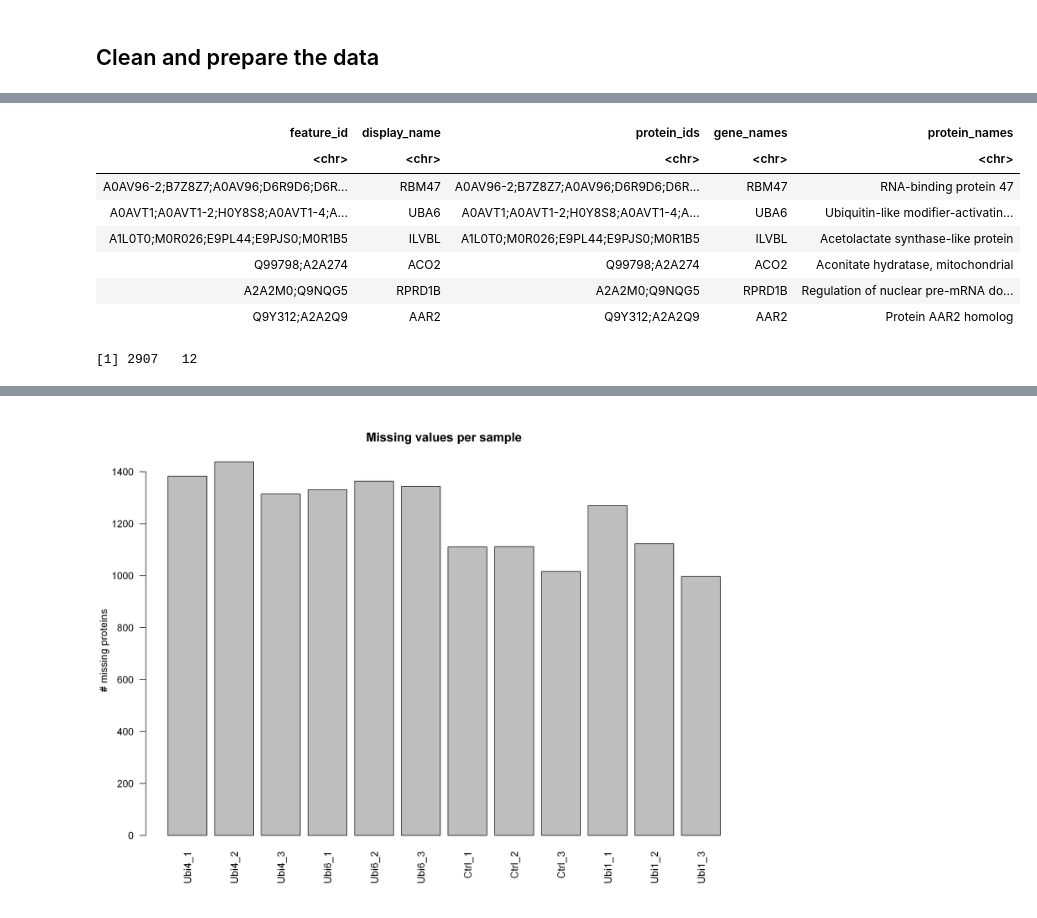
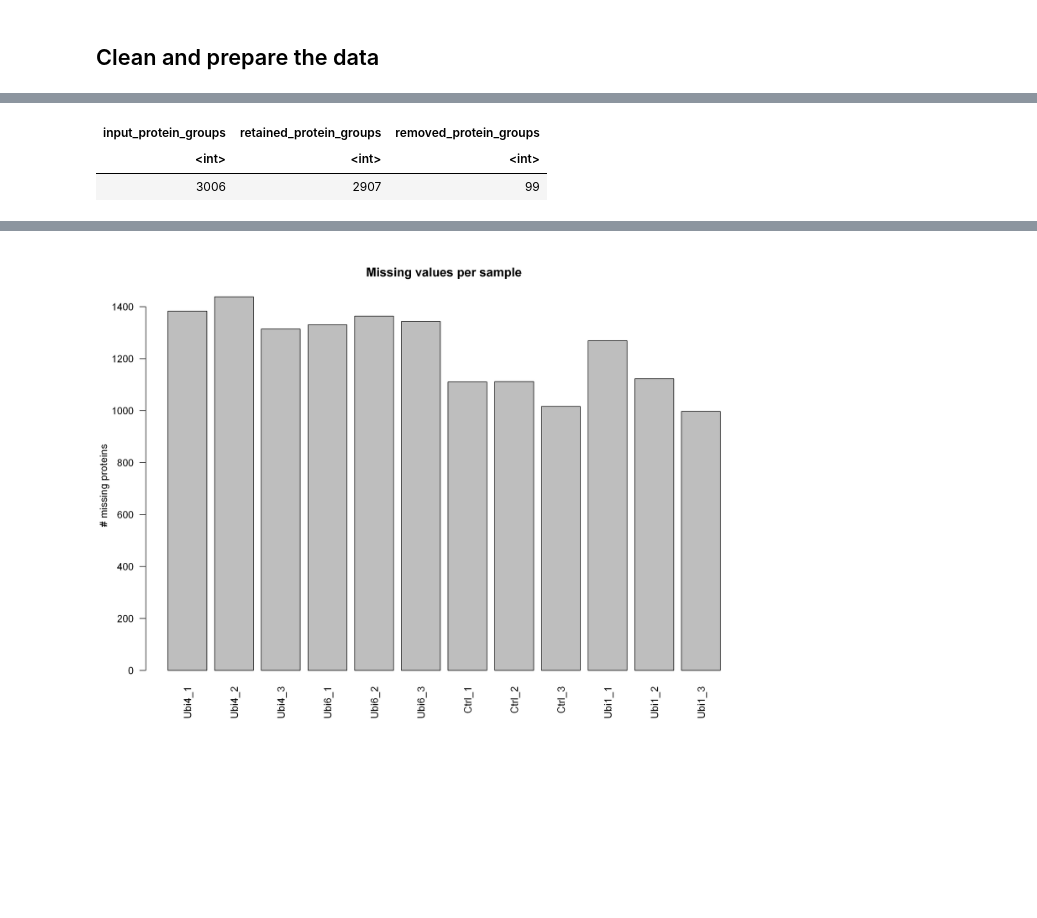
Before and after one commit to meshik/bioinformatics-code-hub, a Jupyter notebook: proteomics/differential_abundance/r.ipynb, the cells around one changed output, grey strips where cells are left out. Drawn from its saved outputs; the diff is of its cells as text; code cells hidden in the pictures; blank space fills up the shorter version.

```diff
--- a/proteomics/differential_abundance/r.ipynb
+++ b/proteomics/differential_abundance/r.ipynb
@@ -31,11 +31,11 @@ The downloader materializes two files:
  - proteinGroups.tsv: a MaxQuant-style table containing protein metadata + LFQ intensity columns.
  - experimental_design.csv: a minimal sample sheet mapping each LFQ column label -> condition/replicate.
 # %%
-protein_groups <- readr::read_tsv(file.path(ds_dir, "proteinGroups.tsv"), show_col_types = FALSE)
+protein_groups_raw <- readr::read_tsv(file.path(ds_dir, "proteinGroups.tsv"), show_col_types = FALSE)
 samples <- readr::read_csv(file.path(ds_dir, "experimental_design.csv"), show_col_types = FALSE)
 
 # observe the data
-protein_groups %>% dplyr::glimpse()
+protein_groups_raw %>% dplyr::glimpse()
 samples
 # %% [output]
 Rows: 3,006
@@ -74,68 +74,24 @@ A spec_tbl_df: 12 × 3
 ## Clean and prepare the data
 # %%
 ## MaxQuant tables typically include flags for filtering out certain protein groups:
-# - Reverse == "+" : decoy hits used for FDR control
-# - Potential.contaminant == "+" : common contaminants (keratins, trypsin, etc.)
+# - Reverse == "+" : decoy hits used for identification FDR control
+# - Potential.contaminant == "+" : common contaminants (such as keratins and trypsin)
 # - Only.identified.by.site == "+" : protein group inferred only from modified peptides
 
-protein_groups <- protein_groups %>%
-  filter(
+protein_groups <- protein_groups_raw %>%
+  dplyr::filter(
     is.na(Reverse) | Reverse != "+",
     is.na(Potential.contaminant) | Potential.contaminant != "+",
     is.na(Only.identified.by.site) | Only.identified.by.site != "+"
   )
 
-## Prepare protein-group identifiers and display labels
-# Gene.names is used only as a readable label for plots and result tables.
-# When several gene names are present, we use the first one for display.
 
-feature_id <- protein_groups[["Protein.IDs"]]
-
-display_name <- sub(";.*$", "", protein_groups[["Gene.names"]])
-
-missing_display_name <- is.na(display_name) | display_name == ""
-display_name[missing_display_name] <- sub(
-  ";.*$",
-  "",
-  feature_id[missing_display_name]
+# Show the effect of the transformation.
+cleaning_summary <- tibble::tibble(
+  input_protein_groups = nrow(protein_groups_raw),
+  retained_protein_groups = nrow(protein_groups),
+  removed_protein_groups = nrow(protein_groups_raw) - nrow(protein_groups)
 )
 
-protein_annotation <- tibble::tibble(
-  feature_id = feature_id,
-  display_name = display_name,
-  protein_ids = protein_groups[["Protein.IDs"]],
-  gene_names = protein_groups[["Gene.names"]],
-  protein_names = protein_groups[["Protein.names"]]
-)
-
-head(protein_annotation)
-
-## Extract the LFQ intensity columns into a numeric matrix
-
-lfq_cols <- grep(
-  "^LFQ\\.intensity\\.",
-  colnames(protein_groups),
-  value = TRUE
-)
-
-lfq_mat <- as.matrix(protein_groups[, lfq_cols])
-storage.mode(lfq_mat) <- "numeric"
-
-colnames(lfq_mat) <- sub(
-  "^LFQ\\.intensity\\.",
-  "",
-  colnames(lfq_mat)
-)
-
-rownames(lfq_mat) <- feature_id
-
-# Verify that the sample sheet and LFQ matrix contain the same samples.
-# When adapting this notebook to a known fixed dataset, this check can be
-# removed while retaining the reordering line below.
-stopifnot(setequal(samples$label, colnames(lfq_mat)))
-
-lfq_mat <- lfq_mat[, samples$label, drop = FALSE]
-
-dim(lfq_mat)
-head(lfq_mat)
+cleaning_summary
 # %% [output]
@@ -143,9 +99,3 @@ A tibble: 6 × 5
-| feature_id | display_name | protein_ids | gene_names | protein_names |
-| <chr> | <chr> | <chr> | <chr> | <chr> |
-| A0AV96-2;B7Z8Z7;A0AV96;D6R9D6;D6R... | RBM47 | A0AV96-2;B7Z8Z7;A0AV96;D6R9D6;D6R... | RBM47 | RNA-binding protein 47 |
-| A0AVT1;A0AVT1-2;H0Y8S8;A0AVT1-4;A... | UBA6 | A0AVT1;A0AVT1-2;H0Y8S8;A0AVT1-4;A... | UBA6 | Ubiquitin-like modifier-activatin... |
-| A1L0T0;M0R026;E9PL44;E9PJS0;M0R1B5 | ILVBL | A1L0T0;M0R026;E9PL44;E9PJS0;M0R1B5 | ILVBL | Acetolactate synthase-like protein |
-| Q99798;A2A274 | ACO2 | Q99798;A2A274 | ACO2 | Aconitate hydratase, mitochondrial |
-| A2A2M0;Q9NQG5 | RPRD1B | A2A2M0;Q9NQG5 | RPRD1B | Regulation of nuclear pre-mRNA do... |
-| Q9Y312;A2A2Q9 | AAR2 | Q9Y312;A2A2Q9 | AAR2 | Protein AAR2 homolog |
+| input_protein_groups | retained_protein_groups | removed_protein_groups |
+| <int> | <int> | <int> |
+| 3006 | 2907 | 99 |
-[1] 2907   12
```
Also changed, not shown: parts of 13 cells of this notebook.
